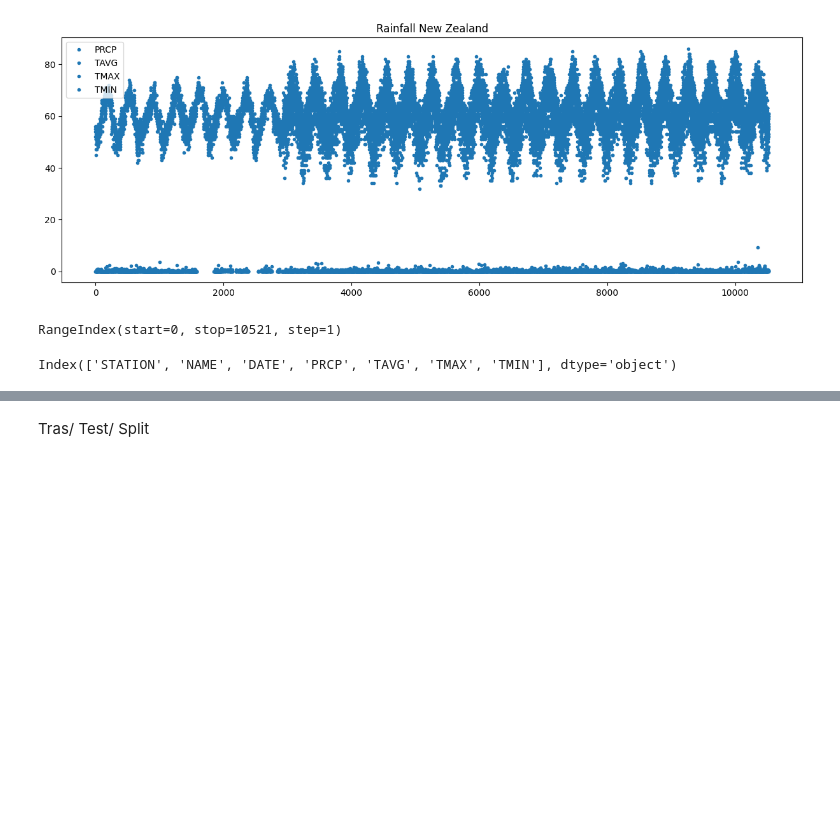
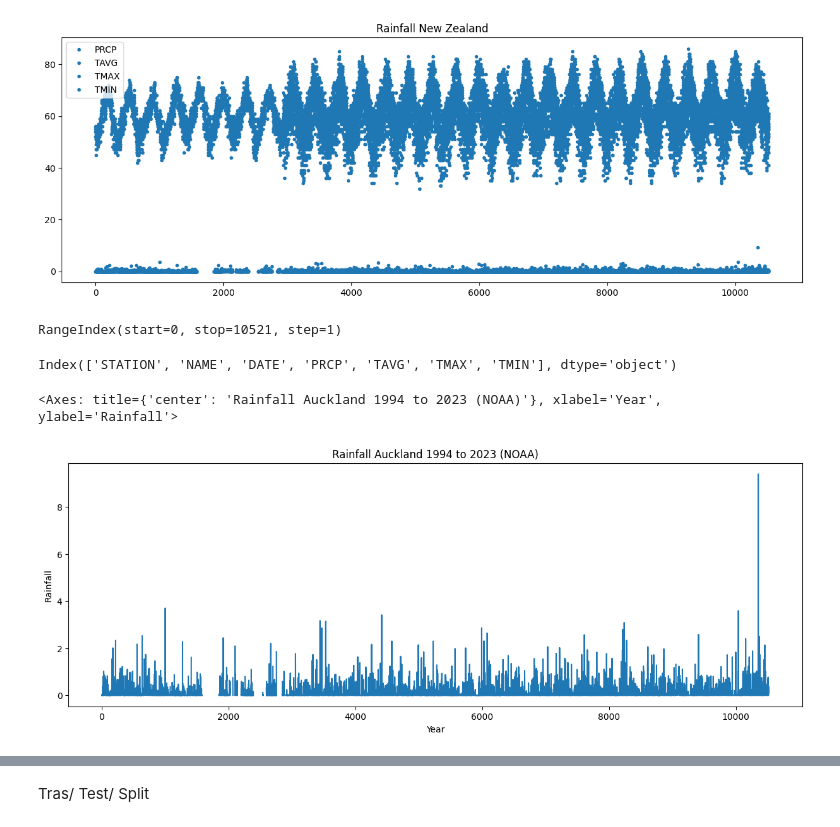
Before and after one commit to YingCG/phyton-basic, a Jupyter notebook: 10-timeSeriesForecastingXGBoost/XGBoostpredictRainfall.ipynb, the cells around one changed output, grey strips where cells are left out. Cells and saved outputs as stored; diff of their text form; code cells hidden in the pictures; blank space fills up the shorter version.

```diff
--- a/10-timeSeriesForecastingXGBoost/XGBoostpredictRainfall.ipynb
+++ b/10-timeSeriesForecastingXGBoost/XGBoostpredictRainfall.ipynb
@@ -32,6 +32,11 @@ RangeIndex(start=0, stop=10521, step=1)
 noaaData.columns
 # %% [output]
 Index(['STATION', 'NAME', 'DATE', 'PRCP', 'TAVG', 'TMAX', 'TMIN'], dtype='object')
+# %%
+noaaData['PRCP'].plot(figsize=(15,5),  title='Rainfall Auckland 1994 to 2023 (NOAA)', xlabel="Year", ylabel='Rainfall')
+# %% [output]
+<Axes: title={'center': 'Rainfall Auckland 1994 to 2023 (NOAA)'}, xlabel='Year', ylabel='Rainfall'>
+[figure, added]
 # %%
 noaaData = noaaData.set_index('DATE')
 noaaData.index = pd.to_datetime(noaaData.index)
```
Also changed, not shown: parts of 6 cells of this notebook, 41 other files.
